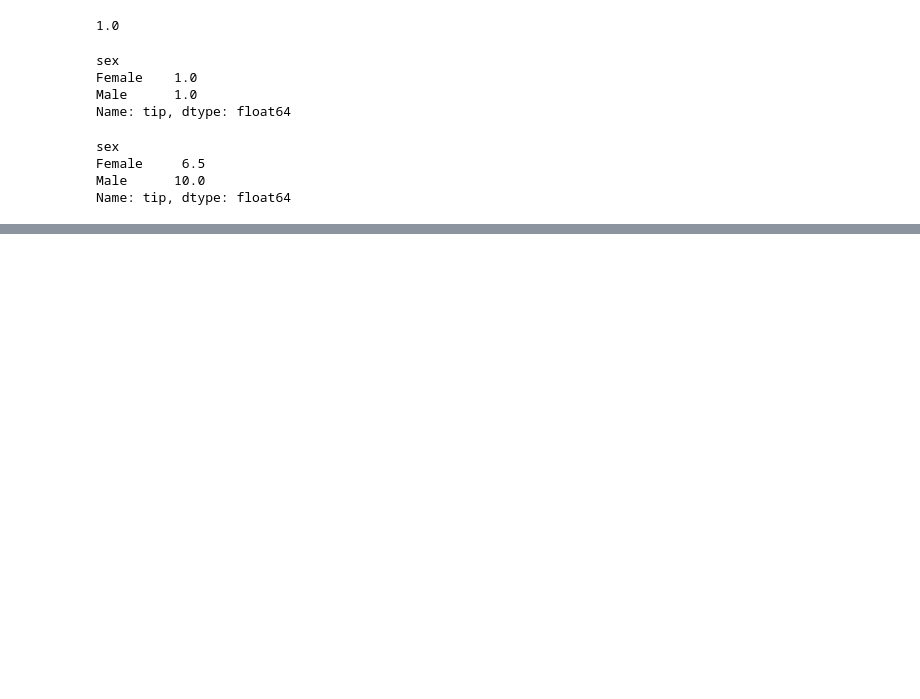
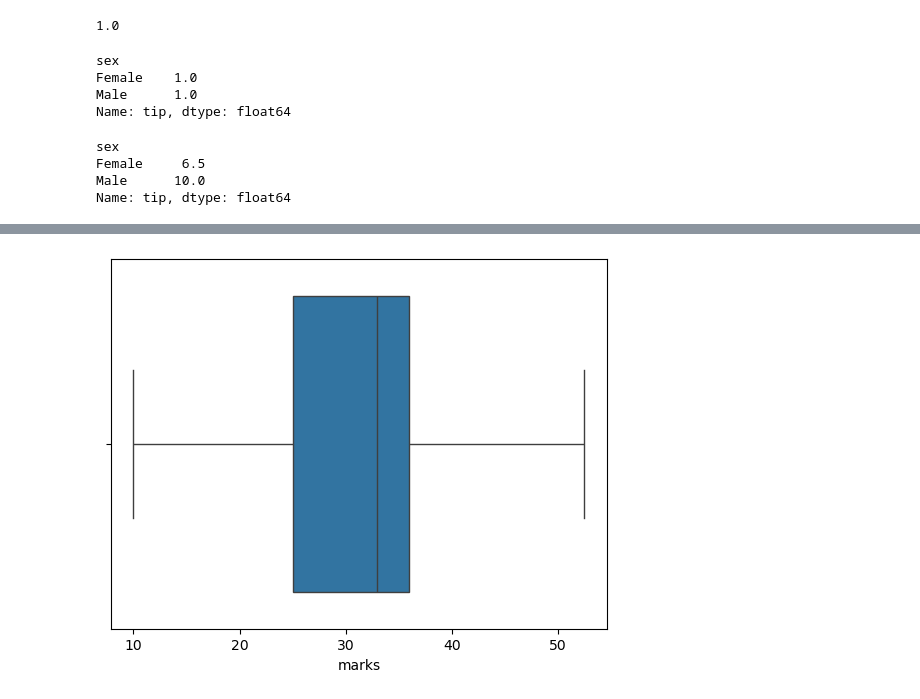
Before and after one commit to NRMT-MAIN/AI-ML-Learning, a Jupyter notebook: 3.Pandas/Pandas2.ipynb, the cells around one changed output, grey strips where cells are left out. Saved outputs shown, nothing was run; the diff lists cells and outputs as text; code cells hidden in the pictures; blank space fills up the shorter version.

```diff
--- a/3.Pandas/Pandas2.ipynb
+++ b/3.Pandas/Pandas2.ipynb
@@ -468,0 +981,5 @@ If 1st option is not avaialable then 2nd option : replace with mean/median/mode
+# %%
+df['marks'] = df['marks'].clip(lower=lower_limit, upper=upper_limit)
+df
+# The clip() function in pandas is used to limit the values in a DataFrame or Series to a specified range.
+# In this case, we are using the clip() function to limit the values in the "marks" column to be between the lower_limit and upper_limit.
@@ -468,0 +1003,5 @@ If 1st option is not avaialable then 2nd option : replace with mean/median/mode
+# %%
+sns.boxplot(x=df["marks"])
+plt.show()
+# %% [output]
+[figure, added]
```
Also changed, not shown: parts of 59 cells of this notebook, 1 other file.
